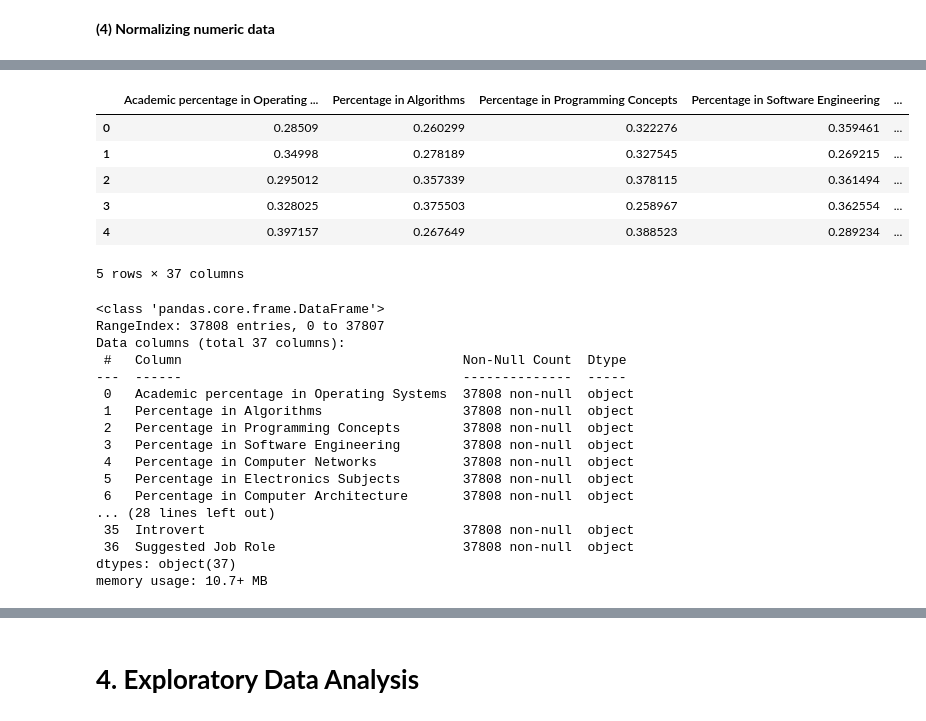
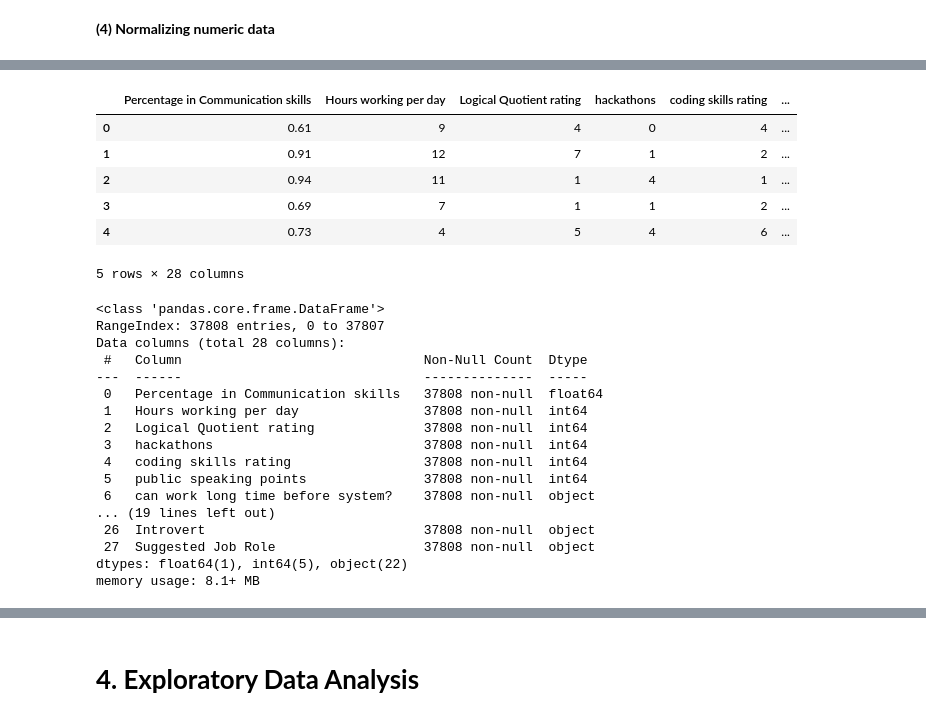
Before and after one commit to adityapotdar23/Students-Career-Prediction, a Jupyter notebook: Students'_Career_Prediction.ipynb, the cells around one changed output, grey strips where cells are left out. Saved outputs shown, nothing was run; the diff lists cells and outputs as text; code cells hidden in the pictures.

```diff
--- a/Students'_Career_Prediction.ipynb
+++ b/Students'_Career_Prediction.ipynb
@@ -185,0 +181,2 @@ df1 = np.append(normalized_data,data2,axis=1)
+# %%
+df_balanced.iloc[:, 0] = df_balanced.iloc[:, 0].div(100)
@@ -186,31 +193,31 @@ df1 = np.append(normalized_data,data2,axis=1)
 # %%
-dataset = pd.DataFrame(df1,columns=df_balanced.columns)
+dataset = df_balanced.copy()
 dataset.head()
 # %% [output]
-|  | Academic percentage in Operating ... | Percentage in Algorithms | Percentage in Programming Concepts | Percentage in Software Engineering | ... |
-| 0 | 0.28509 | 0.260299 | 0.322276 | 0.359461 | ... |
-| 1 | 0.34998 | 0.278189 | 0.327545 | 0.269215 | ... |
-| 2 | 0.295012 | 0.357339 | 0.378115 | 0.361494 | ... |
-| 3 | 0.328025 | 0.375503 | 0.258967 | 0.362554 | ... |
-| 4 | 0.397157 | 0.267649 | 0.388523 | 0.289234 | ... |
+|  | Percentage in Communication skills | Hours working per day | Logical Quotient rating | hackathons | coding skills rating | ... |
+| 0 | 0.61 | 9 | 4 | 0 | 4 | ... |
+| 1 | 0.91 | 12 | 7 | 1 | 2 | ... |
+| 2 | 0.94 | 11 | 1 | 4 | 1 | ... |
+| 3 | 0.69 | 7 | 1 | 1 | 2 | ... |
+| 4 | 0.73 | 4 | 5 | 4 | 6 | ... |
-5 rows × 37 columns
+5 rows × 28 columns
 # %%
 dataset.info()
 # %% [output]
 <class 'pandas.core.frame.DataFrame'>
 RangeIndex: 37808 entries, 0 to 37807
-Data columns (total 37 columns):
- #   Column                                    Non-Null Count  Dtype
----  ------                                    --------------  -----
- 0   Academic percentage in Operating Systems  37808 non-null  object
- 1   Percentage in Algorithms                  37808 non-null  object
- 2   Percentage in Programming Concepts        37808 non-null  object
- 3   Percentage in Software Engineering        37808 non-null  object
- 4   Percentage in Computer Networks           37808 non-null  object
- 5   Percentage in Electronics Subjects        37808 non-null  object
- 6   Percentage in Computer Architecture       37808 non-null  object
-... (28 lines left out)
- 35  Introvert                                 37808 non-null  object
- 36  Suggested Job Role                        37808 non-null  object
-dtypes: object(37)
-memory usage: 10.7+ MB
+Data columns (total 28 columns):
+ #   Column                               Non-Null Count  Dtype
+---  ------                               --------------  -----
+ 0   Percentage in Communication skills   37808 non-null  float64
+ 1   Hours working per day                37808 non-null  int64
+ 2   Logical Quotient rating              37808 non-null  int64
+ 3   hackathons                           37808 non-null  int64
+ 4   coding skills rating                 37808 non-null  int64
+ 5   public speaking points               37808 non-null  int64
+ 6   can work long time before system?    37808 non-null  object
+... (19 lines left out)
+ 26  Introvert                            37808 non-null  object
+ 27  Suggested Job Role                   37808 non-null  object
+dtypes: float64(1), int64(5), object(22)
+memory usage: 8.1+ MB
```
Also changed, not shown: parts of 33 cells of this notebook, 4 other files.
